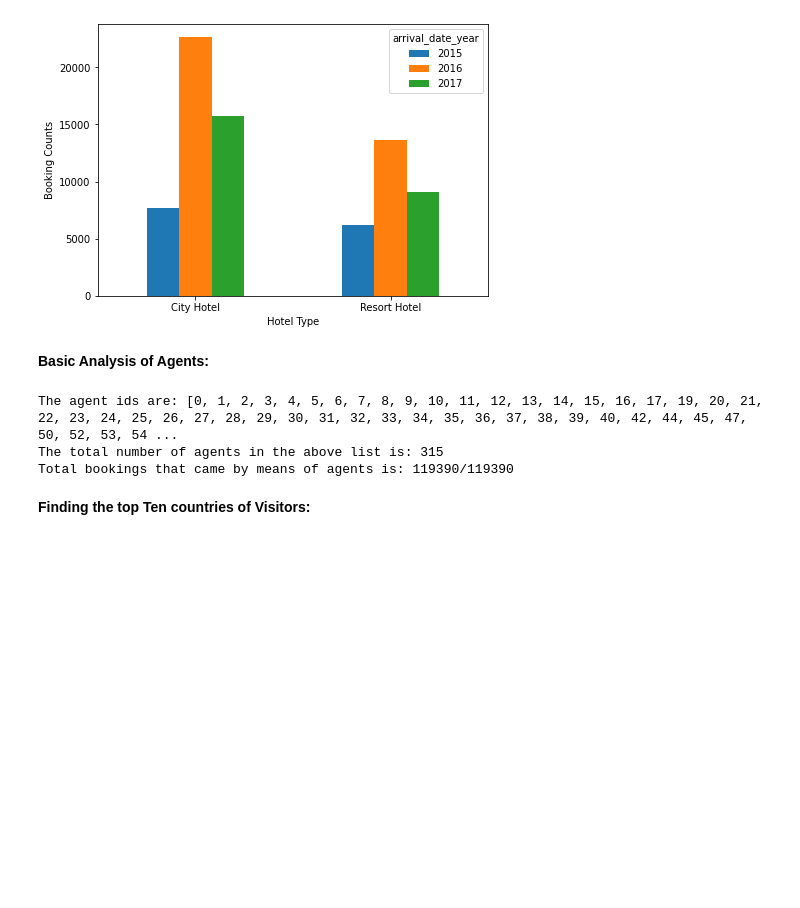
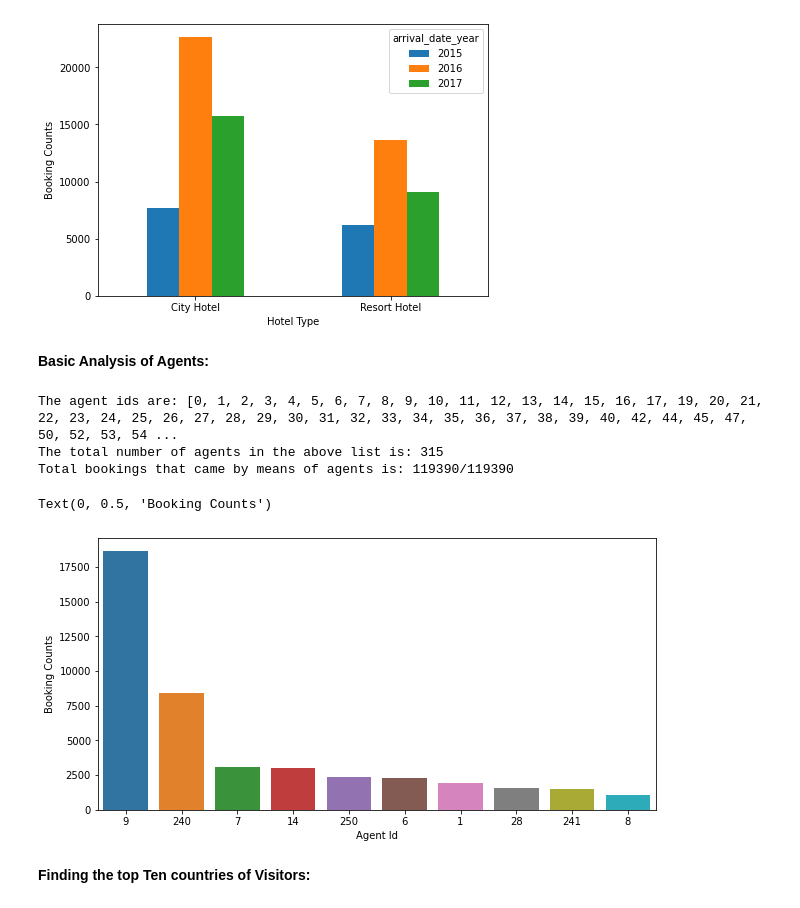
Before and after one commit to V-dit/EDA-hotel-booking-analysis, a Jupyter notebook: Hotel_Booking_Analysis_Final_File.ipynb, the cells around one changed output. Drawn from its saved outputs; the diff is of its cells as text; code cells hidden in the pictures; blank space fills up the shorter version.

```diff
--- a/Hotel_Booking_Analysis_Final_File.ipynb
+++ b/Hotel_Booking_Analysis_Final_File.ipynb
@@ -400,5 +400,17 @@ print(f'Total bookings that came by means of agents is: {119390 - int(not_by_age
 The agent ids are: [0, 1, 2, 3, 4, 5, 6, 7, 8, 9, 10, 11, 12, 13, 14, 15, 16, 17, 19, 20, 21, 22, 23, 24, 25, 26, 27, 28, 29, 30, 31, 32, 33, 34, 35, 36, 37, 38, 39, 40, 42, 44, 45, 47, 50, 52, 53, 54 ...
 The total number of agents in the above list is: 315
 Total bookings that came by means of agents is: 119390/119390
+# %%
+# Top 10 Agents wih maximum booking
+agent_list = pd.DataFrame(df['agent'].value_counts()).reset_index().rename(columns = {'index':'agent','agent':'Booking Count'}).sort_values(by = 'Booking Count', ascending = False)
+agent_list.drop(agent_list[agent_list['agent'] == 0].index, inplace = True)
+agent_list = agent_list[:10]
+plt.figure(figsize = (10,5))
+agent_plot = sns.barplot(x = 'agent', y = 'Booking Count', data = agent_list, order = agent_list.sort_values('Booking Count', ascending = False).agent)
+agent_plot.set_xlabel('Agent Id')
+agent_plot.set_ylabel('Booking Counts')
+# %% [output]
+Text(0, 0.5, 'Booking Counts')
+[figure, added]
 # %% [markdown]
 **Finding the top Ten countries of Visitors:**
```
Also changed, not shown: parts of 8 cells of this notebook.
